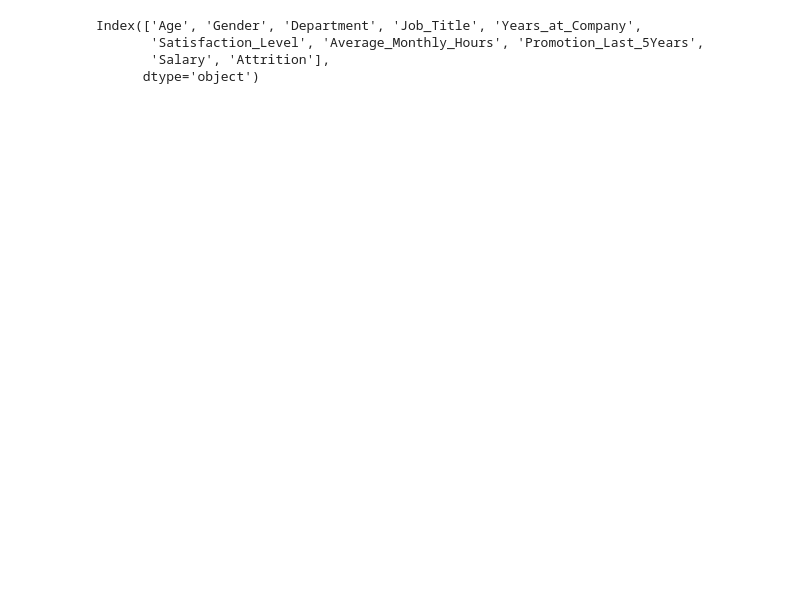
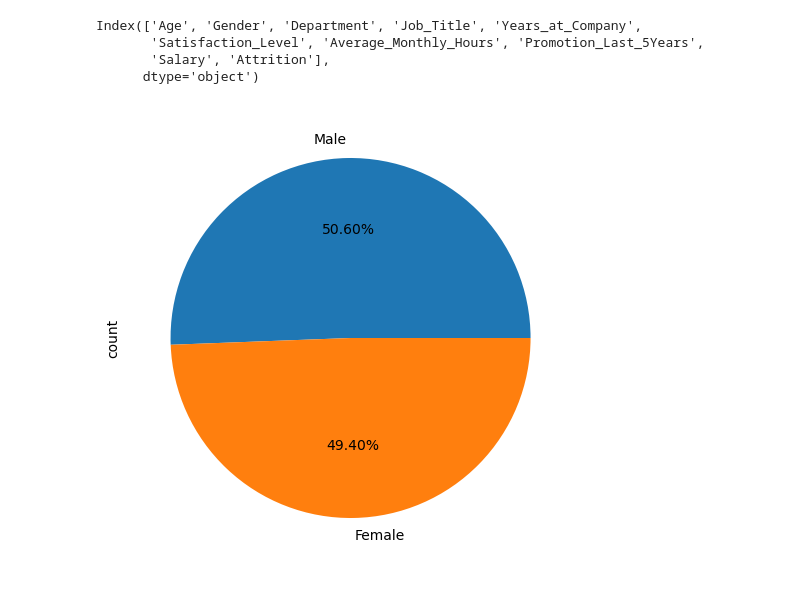
Before and after one commit to dilliram-code/Employee-Salary-predictor, a Jupyter notebook: salary_predictor.ipynb, the cells around one changed output. Cells and saved outputs as stored; diff of their text form; code cells hidden in the pictures; blank space fills up the shorter version.

```diff
--- a/salary_predictor.ipynb
+++ b/salary_predictor.ipynb
@@ -97,3 +98,8 @@ Index(['Age', 'Gender', 'Department', 'Job_Title', 'Years_at_Company',
        'Satisfaction_Level', 'Average_Monthly_Hours', 'Promotion_Last_5Years',
        'Salary', 'Attrition'],
       dtype='object')
+# %%
+df['Gender'].value_counts().plot(kind='pie', autopct='%.2f%%')
+plt.tight_layout()
+# %% [output]
+[figure, added]
```
Also changed, not shown: parts of 2 cells of this notebook.
